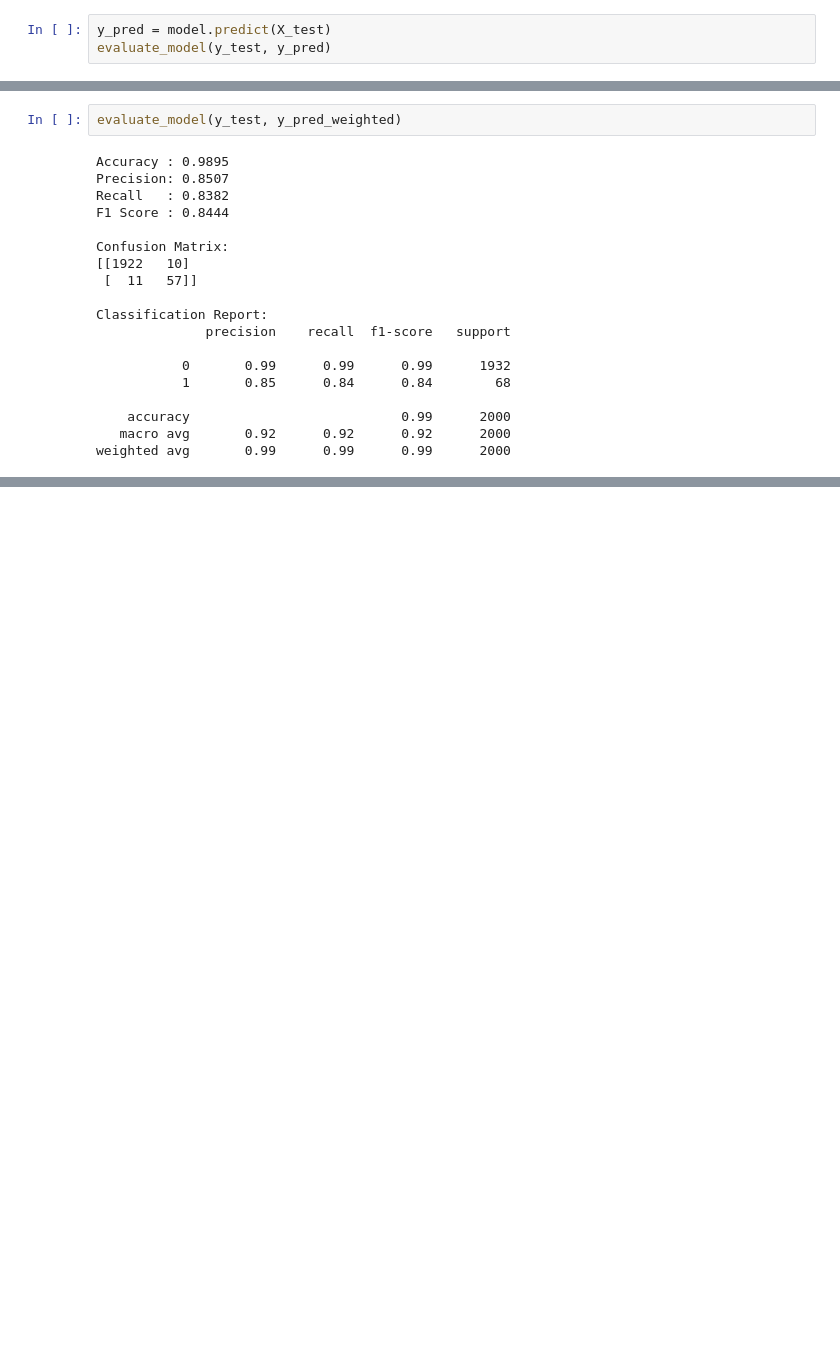
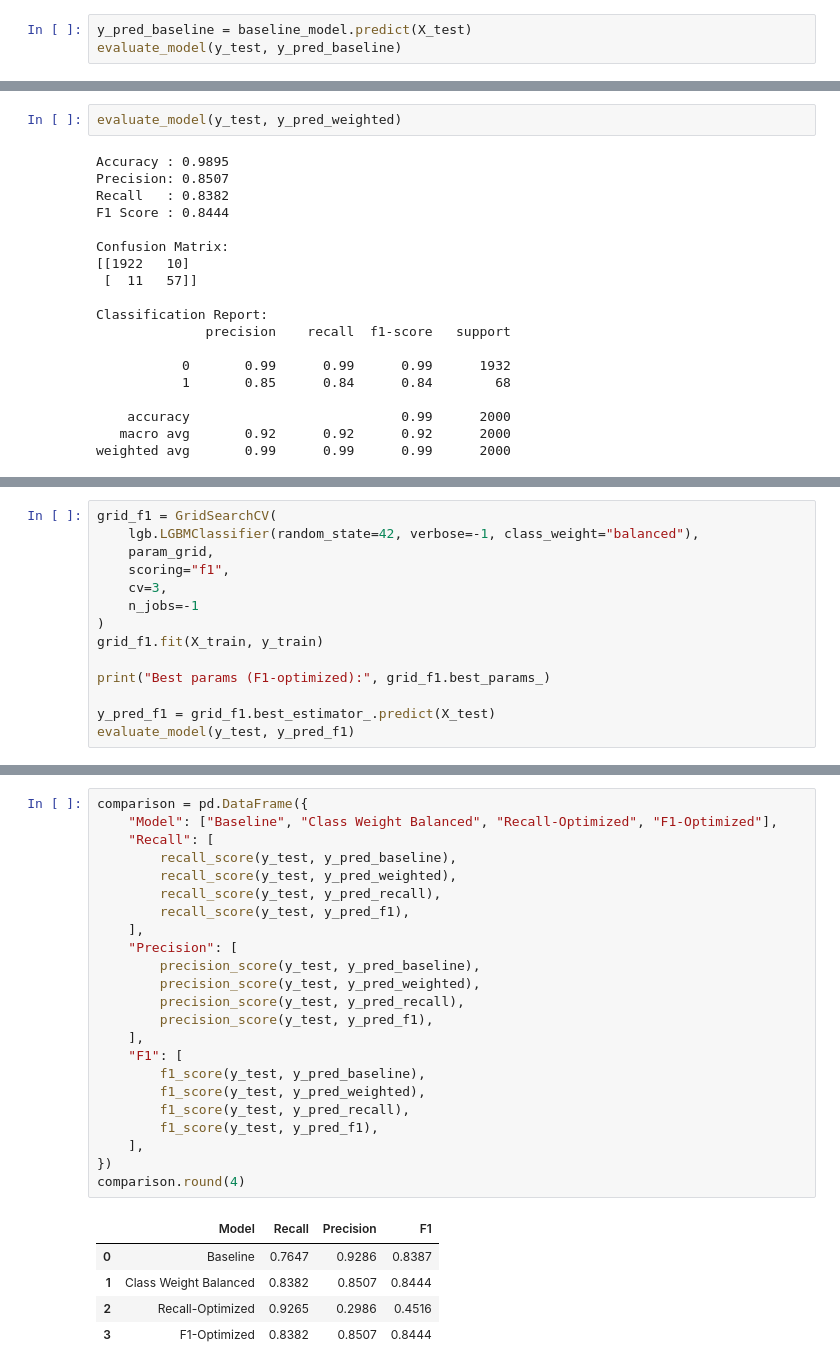
Before and after one commit to abinayasundaramoorthi/Predictive-maintenence-iot, a Jupyter notebook: Week_3_Abinaya/Lightgbm_model.ipynb, the cells around one changed output, grey strips where cells are left out. Drawn from its saved outputs; the diff is of its cells as text; blank space fills up the shorter version.

Commit message:
multiple models checked for Recall, Precision, F1

```diff
--- a/Week_3_Abinaya/Lightgbm_model.ipynb
+++ b/Week_3_Abinaya/Lightgbm_model.ipynb
@@ -91,6 +91,6 @@ Model trained
 # %%
-y_pred = model.predict(X_test)
-evaluate_model(y_test, y_pred)
+y_pred_baseline = baseline_model.predict(X_test)
+evaluate_model(y_test, y_pred_baseline)
 # %% [output]
 Accuracy : 0.99
 Precision: 0.9286
@@ -166,0 +197,14 @@ print(comparison_df)
+# %%
+grid_f1 = GridSearchCV(
+    lgb.LGBMClassifier(random_state=42, verbose=-1, class_weight="balanced"),
+    param_grid,
+    scoring="f1",
+    cv=3,
+    n_jobs=-1
+)
+grid_f1.fit(X_train, y_train)
+
+print("Best params (F1-optimized):", grid_f1.best_params_)
+
+y_pred_f1 = grid_f1.best_estimator_.predict(X_test)
+evaluate_model(y_test, y_pred_f1)
@@ -166,0 +231,29 @@ print(comparison_df)
+# %%
+comparison = pd.DataFrame({
+    "Model": ["Baseline", "Class Weight Balanced", "Recall-Optimized", "F1-Optimized"],
+    "Recall": [
+        recall_score(y_test, y_pred_baseline),
+        recall_score(y_test, y_pred_weighted),
+        recall_score(y_test, y_pred_recall),
+        recall_score(y_test, y_pred_f1),
+    ],
+    "Precision": [
+        precision_score(y_test, y_pred_baseline),
+        precision_score(y_test, y_pred_weighted),
+        precision_score(y_test, y_pred_recall),
+        precision_score(y_test, y_pred_f1),
+    ],
+    "F1": [
+        f1_score(y_test, y_pred_baseline),
+        f1_score(y_test, y_pred_weighted),
+        f1_score(y_test, y_pred_recall),
+        f1_score(y_test, y_pred_f1),
+    ],
+})
+comparison.round(4)
+# %% [output]
+|  | Model | Recall | Precision | F1 |
+| 0 | Baseline | 0.7647 | 0.9286 | 0.8387 |
+| 1 | Class Weight Balanced | 0.8382 | 0.8507 | 0.8444 |
+| 2 | Recall-Optimized | 0.9265 | 0.2986 | 0.4516 |
+| 3 | F1-Optimized | 0.8382 | 0.8507 | 0.8444 |
```
Also changed, not shown: parts of 6 cells of this notebook.
